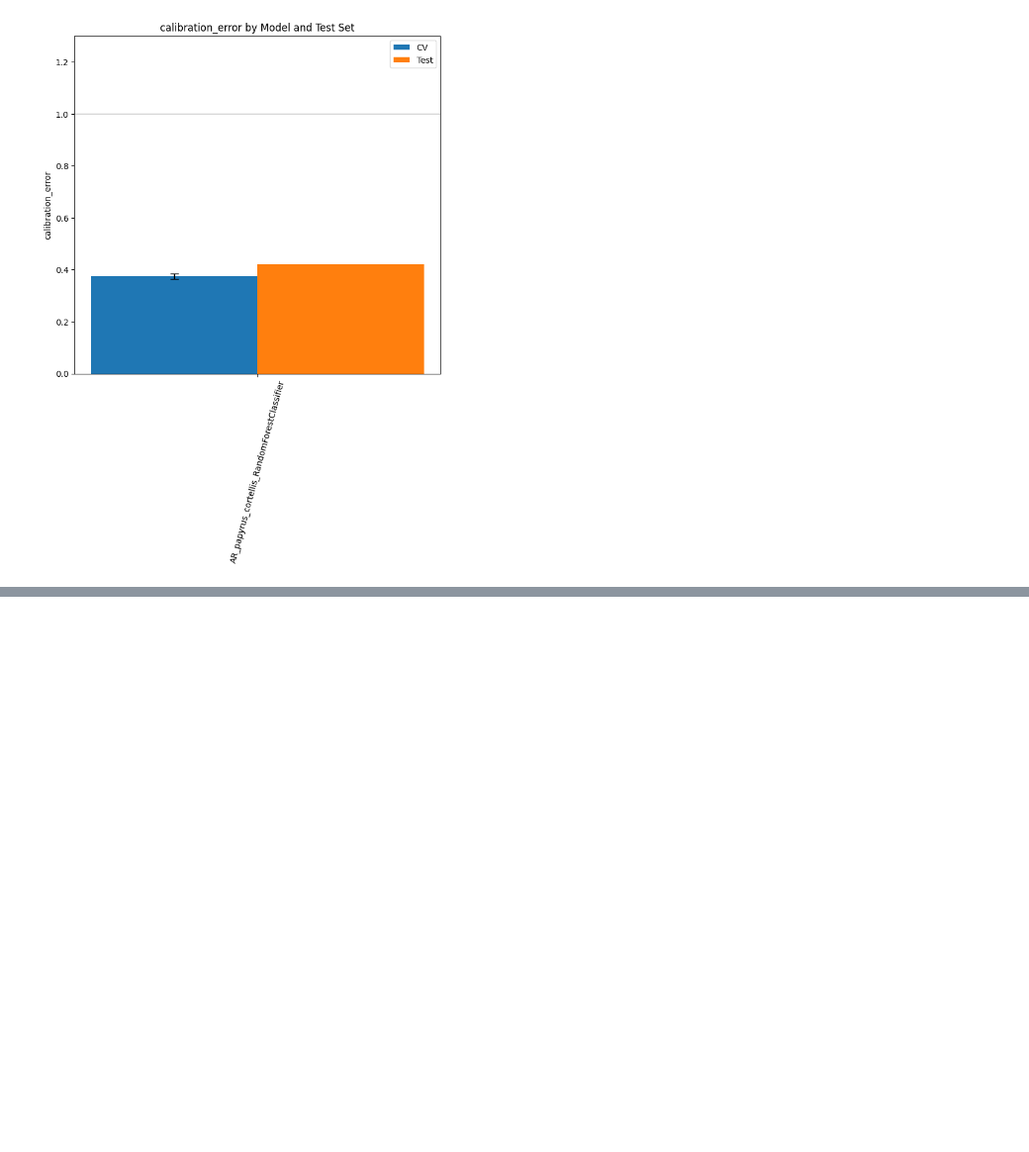
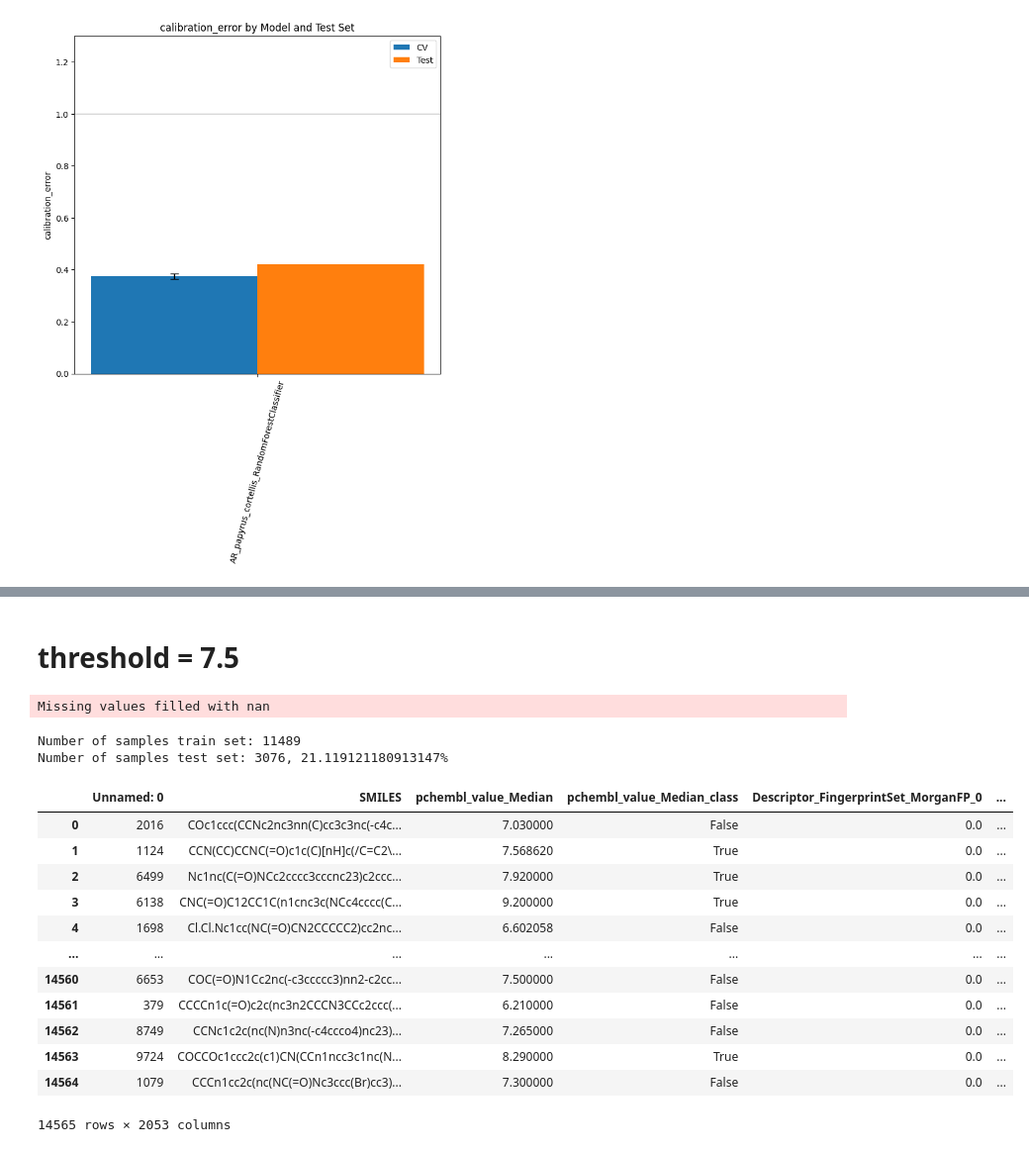
Before and after one commit to trandinhnguyen/drug_design, a Jupyter notebook: qsar_ar_cortellis_papyrus.ipynb, the cells around one changed output, grey strips where cells are left out. Shown: that part at 99% size. Drawn from its saved outputs; the diff is of its cells as text; code cells hidden in the pictures; blank space fills up the shorter version.

```diff
--- a/qsar_ar_cortellis_papyrus.ipynb
+++ b/qsar_ar_cortellis_papyrus.ipynb
@@ -227,0 +149,2 @@ get_DDB28K_scores(model, "predicted_DDB28K_papyrus+cortellis_")
+# %% [markdown]
+# threshold = 7.5
@@ -227,0 +154,29 @@ get_DDB28K_scores(model, "predicted_DDB28K_papyrus+cortellis_")
+# %%
+df = pd.read_csv("data/datasets/AR_papyrus_cortellis.csv")
+# %%
+dataset = create_dataset(
+    dataset=df,
+    dataset_name="AR",
+    target_prop="pchembl_value_Median",
+    th=[7.5],
+)
+# %% [output]
+Missing values filled with nan
+Number of samples train set: 11489
+Number of samples test set: 3076, 21.119121180913147%
+# %%
+dataset.getDF()
+# %% [output]
+|  | Unnamed: 0 | SMILES | pchembl_value_Median | pchembl_value_Median_class | Descriptor_FingerprintSet_MorganFP_0 | ... |
+| 0 | 2016 | COc1ccc(CCNc2nc3nn(C)cc3c3nc(-c4c... | 7.030000 | False | 0.0 | ... |
+| 1 | 1124 | CCN(CC)CCNC(=O)c1c(C)[nH]c(/C=C2\... | 7.568620 | True | 0.0 | ... |
+| 2 | 6499 | Nc1nc(C(=O)NCc2cccc3cccnc23)c2ccc... | 7.920000 | True | 0.0 | ... |
+| 3 | 6138 | CNC(=O)C12CC1C(n1cnc3c(NCc4cccc(C... | 9.200000 | True | 0.0 | ... |
+| 4 | 1698 | Cl.Cl.Nc1cc(NC(=O)CN2CCCCC2)cc2nc... | 6.602058 | False | 0.0 | ... |
+| ... | ... | ... | ... | ... | ... | ... |
+| 14560 | 6653 | COC(=O)N1Cc2nc(-c3ccccc3)nn2-c2cc... | 7.500000 | False | 0.0 | ... |
+| 14561 | 379 | CCCCn1c(=O)c2c(nc3n2CCCN3CCc2ccc(... | 6.210000 | False | 0.0 | ... |
+| 14562 | 8749 | CCNc1c2c(nc(N)n3nc(-c4ccco4)nc23)... | 7.265000 | False | 0.0 | ... |
+| 14563 | 9724 | COCCOc1ccc2c(c1)CN(CCn1ncc3c1nc(N... | 8.290000 | True | 0.0 | ... |
+| 14564 | 1079 | CCCn1cc2c(nc(NC(=O)Nc3ccc(Br)cc3)... | 7.300000 | False | 0.0 | ... |
+14565 rows × 2053 columns
```
Also changed, not shown: parts of 32 cells of this notebook, 2 other files.
